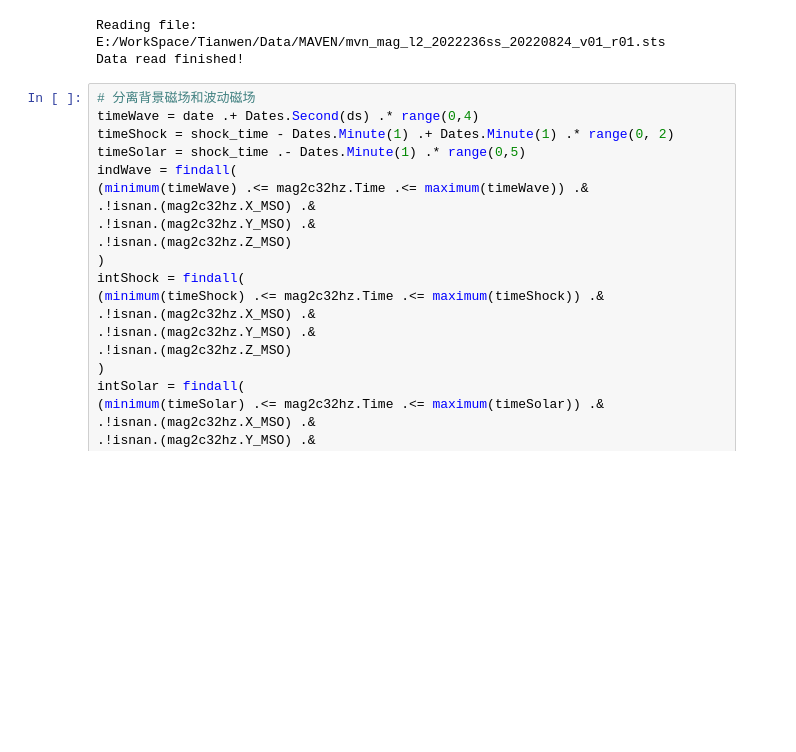
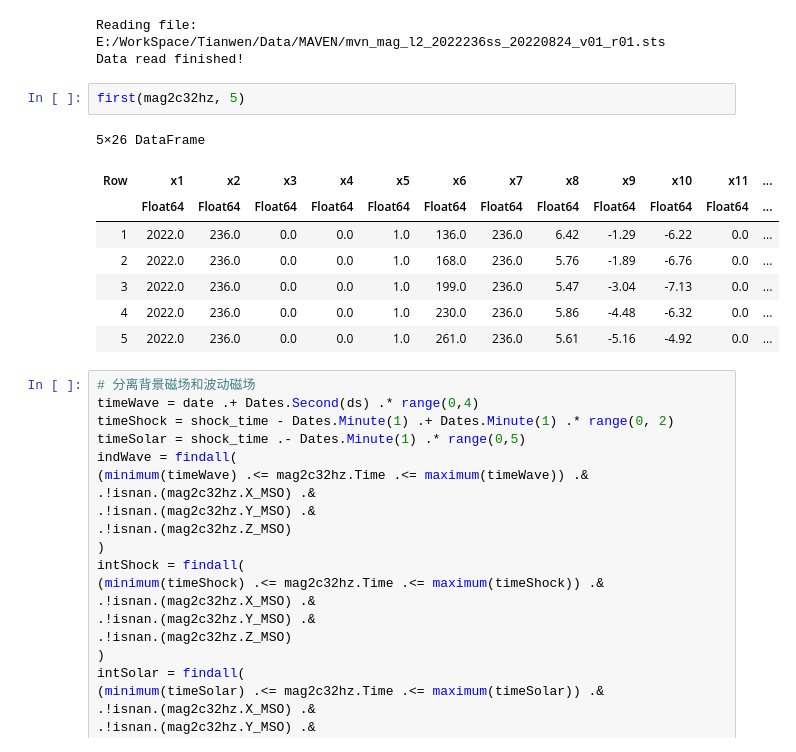
Before and after one commit to wzxswife/Tianwen, a Jupyter notebook: src/MAVENS32.ipynb, the cells around one changed output. Drawn from its saved outputs; the diff is of its cells as text; blank space fills up the shorter version.

```diff
--- a/src/MAVENS32.ipynb
+++ b/src/MAVENS32.ipynb
@@ -104,6 +104,17 @@ println("Data read finished!")
 Reading file:
 E:/WorkSpace/Tianwen/Data/MAVEN/mvn_mag_l2_2022236ss_20220824_v01_r01.sts
 Data read finished!
+# %%
+first(mag2c32hz, 5)
+# %% [output]
+5×26 DataFrame
+| Row | x1 | x2 | x3 | x4 | x5 | x6 | x7 | x8 | x9 | x10 | x11 | ... |
+|  | Float64 | Float64 | Float64 | Float64 | Float64 | Float64 | Float64 | Float64 | Float64 | Float64 | Float64 | ... |
+| 1 | 2022.0 | 236.0 | 0.0 | 0.0 | 1.0 | 136.0 | 236.0 | 6.42 | -1.29 | -6.22 | 0.0 | ... |
+| 2 | 2022.0 | 236.0 | 0.0 | 0.0 | 1.0 | 168.0 | 236.0 | 5.76 | -1.89 | -6.76 | 0.0 | ... |
+| 3 | 2022.0 | 236.0 | 0.0 | 0.0 | 1.0 | 199.0 | 236.0 | 5.47 | -3.04 | -7.13 | 0.0 | ... |
+| 4 | 2022.0 | 236.0 | 0.0 | 0.0 | 1.0 | 230.0 | 236.0 | 5.86 | -4.48 | -6.32 | 0.0 | ... |
+| 5 | 2022.0 | 236.0 | 0.0 | 0.0 | 1.0 | 261.0 | 236.0 | 5.61 | -5.16 | -4.92 | 0.0 | ... |
 # %%
 # 分离背景磁场和波动磁场
 timeWave = date .+ Dates.Second(ds) .* range(0,4)
```
Also changed, not shown: parts of 2 cells of this notebook, 7 other files.
